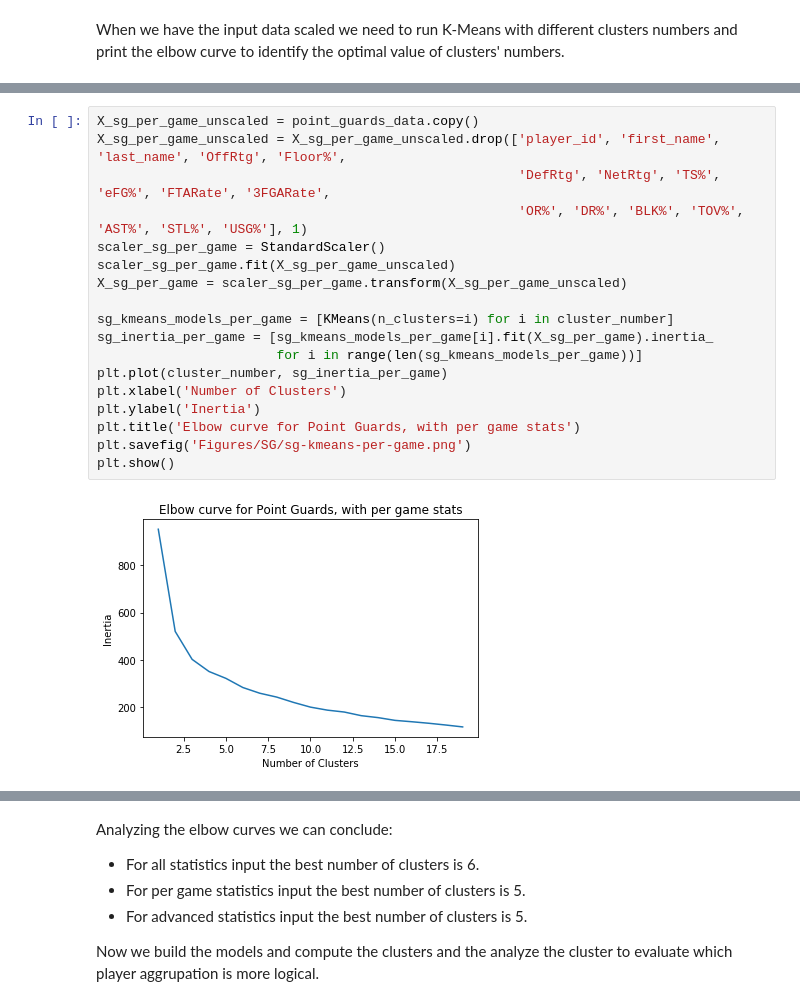
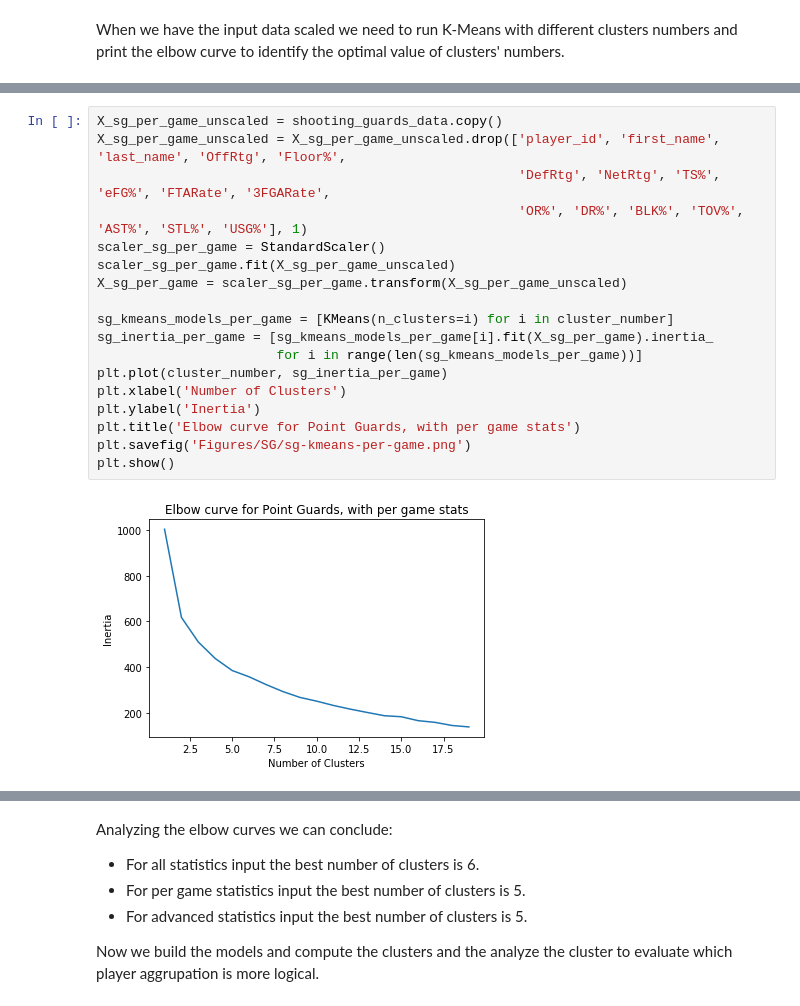
Before and after one commit to JoseRuizCasado/NBAPlayersClustering, a Jupyter notebook: NBAPlayerClustering.ipynb, the cells around one changed output, grey strips where cells are left out. Saved outputs shown, nothing was run; the diff lists cells and outputs as text.

Commit message:
Shooting guards, full stats clustering made.

```diff
--- a/NBAPlayerClustering.ipynb
+++ b/NBAPlayerClustering.ipynb
@@ -992,21 +996,21 @@ plt.show()
 # %%
-X_sg_per_game_unscaled = point_guards_data.copy()
+X_sg_per_game_unscaled = shooting_guards_data.copy()
 X_sg_per_game_unscaled = X_sg_per_game_unscaled.drop(['player_id', 'first_name', 'last_name', 'OffRtg', 'Floor%',
                                                       'DefRtg', 'NetRtg', 'TS%', 'eFG%', 'FTARate', '3FGARate',
                                                       'OR%', 'DR%', 'BLK%', 'TOV%', 'AST%', 'STL%', 'USG%'], 1)
 scaler_sg_per_game = StandardScaler()
 scaler_sg_per_game.fit(X_sg_per_game_unscaled)
 X_sg_per_game = scaler_sg_per_game.transform(X_sg_per_game_unscaled)
 
 sg_kmeans_models_per_game = [KMeans(n_clusters=i) for i in cluster_number]
 sg_inertia_per_game = [sg_kmeans_models_per_game[i].fit(X_sg_per_game).inertia_
                        for i in range(len(sg_kmeans_models_per_game))]
 plt.plot(cluster_number, sg_inertia_per_game)
 plt.xlabel('Number of Clusters')
 plt.ylabel('Inertia')
 plt.title('Elbow curve for Point Guards, with per game stats')
 plt.savefig('Figures/SG/sg-kmeans-per-game.png')
 plt.show()
 # %% [output]
-[figure, old version]
+[figure, new version]
 # %%
```
Also changed, not shown: parts of 30 cells of this notebook, 6 other files.
